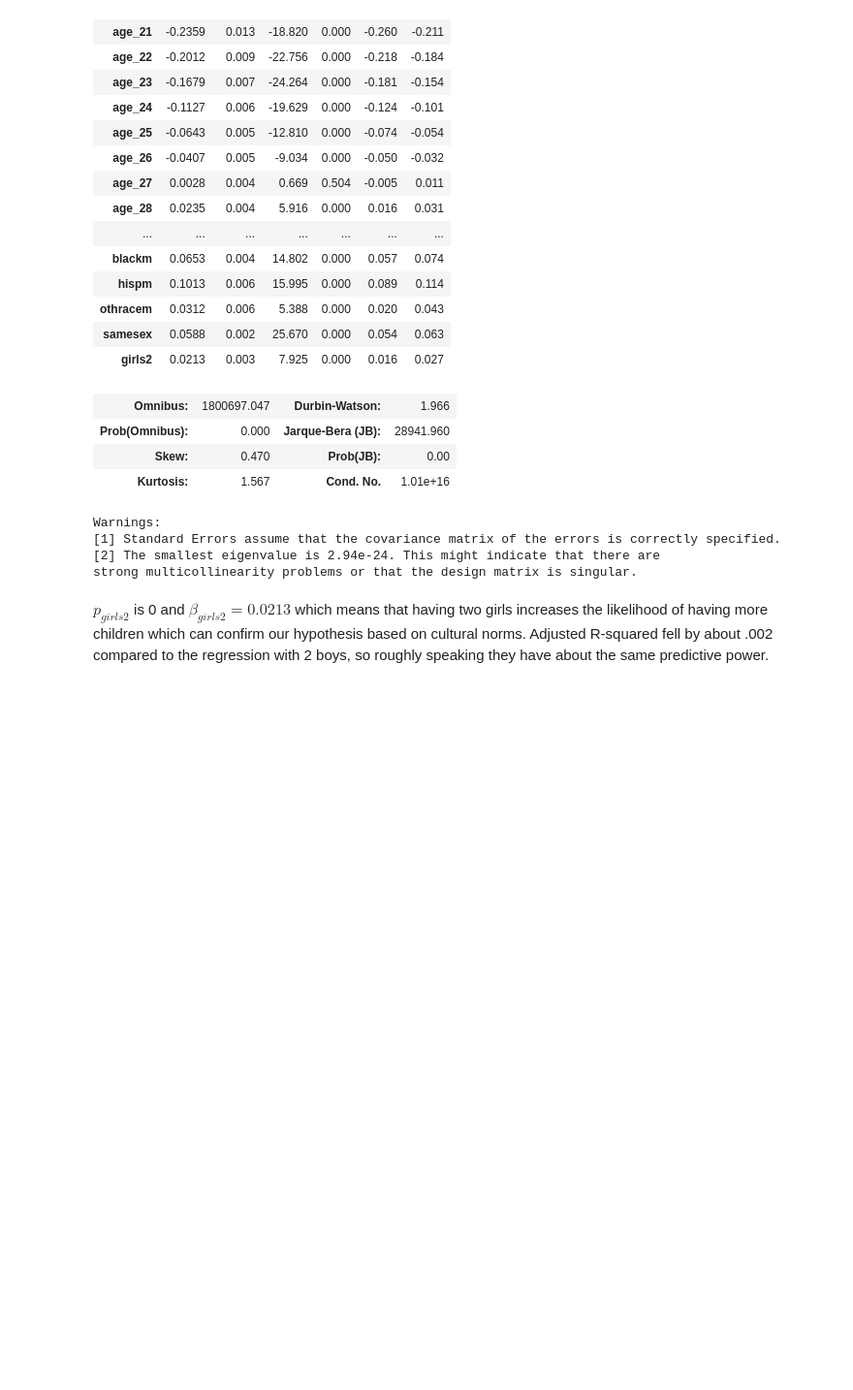
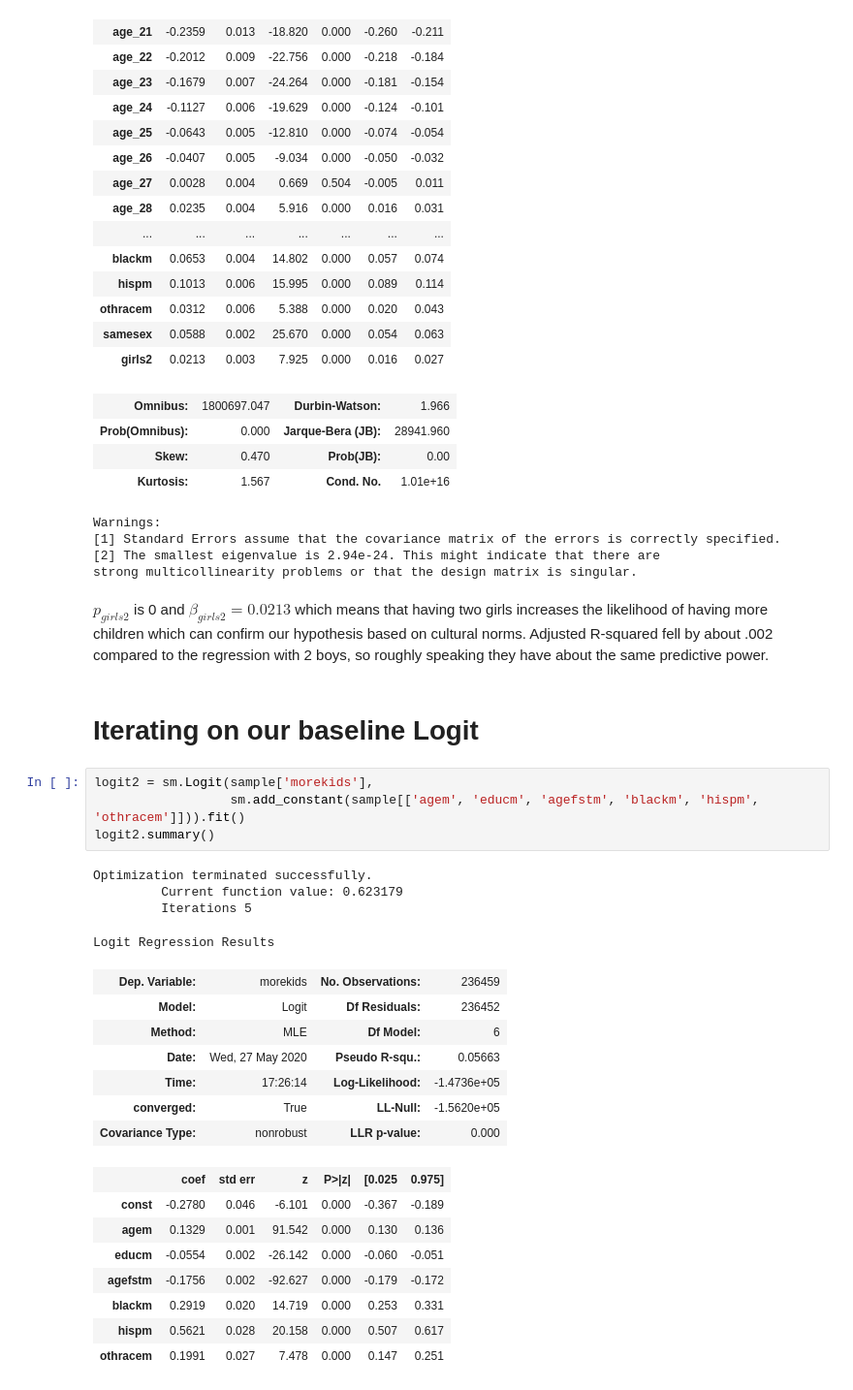
Before and after one commit to WinsonTruong/3rdson, a Jupyter notebook: finding_controls.ipynb, the cells around one changed output. Shown at 97% size. Drawn from its saved outputs; the diff is of its cells as text; blank space fills up the shorter version.

```diff
--- a/P1_NB_2 .ipynb
+++ b/finding_controls.ipynb
@@ -295,3 +288,29 @@ Warnings:
 strong multicollinearity problems or that the design matrix is singular.
 # %% [markdown]
 $p_{girls2}$ is 0 and $\beta_{girls2} = 0.0213$ which means that having two girls increases the likelihood of having more children which can confirm our hypothesis based on cultural norms. Adjusted R-squared fell by about .002 compared to the regression with 2 boys, so roughly speaking they have about the same predictive power.
+# %% [markdown]
+# Iterating on our baseline Logit
+# %%
+logit2 = sm.Logit(sample['morekids'],
+                  sm.add_constant(sample[['agem', 'educm', 'agefstm', 'blackm', 'hispm', 'othracem']])).fit()
+logit2.summary()
+# %% [output]
+Optimization terminated successfully.
+         Current function value: 0.623179
+         Iterations 5
+Logit Regression Results
+| Dep. Variable: | morekids | No. Observations: | 236459 |
+| Model: | Logit | Df Residuals: | 236452 |
+| Method: | MLE | Df Model: | 6 |
+| Date: | Wed, 27 May 2020 | Pseudo R-squ.: | 0.05663 |
+| Time: | 17:26:14 | Log-Likelihood: | -1.4736e+05 |
+| converged: | True | LL-Null: | -1.5620e+05 |
+| Covariance Type: | nonrobust | LLR p-value: | 0.000 |
+|  | coef | std err | z | P>|z| | [0.025 | 0.975] |
+| const | -0.2780 | 0.046 | -6.101 | 0.000 | -0.367 | -0.189 |
+| agem | 0.1329 | 0.001 | 91.542 | 0.000 | 0.130 | 0.136 |
+| educm | -0.0554 | 0.002 | -26.142 | 0.000 | -0.060 | -0.051 |
+| agefstm | -0.1756 | 0.002 | -92.627 | 0.000 | -0.179 | -0.172 |
+| blackm | 0.2919 | 0.020 | 14.719 | 0.000 | 0.253 | 0.331 |
+| hispm | 0.5621 | 0.028 | 20.158 | 0.000 | 0.507 | 0.617 |
+| othracem | 0.1991 | 0.027 | 7.478 | 0.000 | 0.147 | 0.251 |
```
Also changed, not shown: parts of 17 cells of this notebook.
